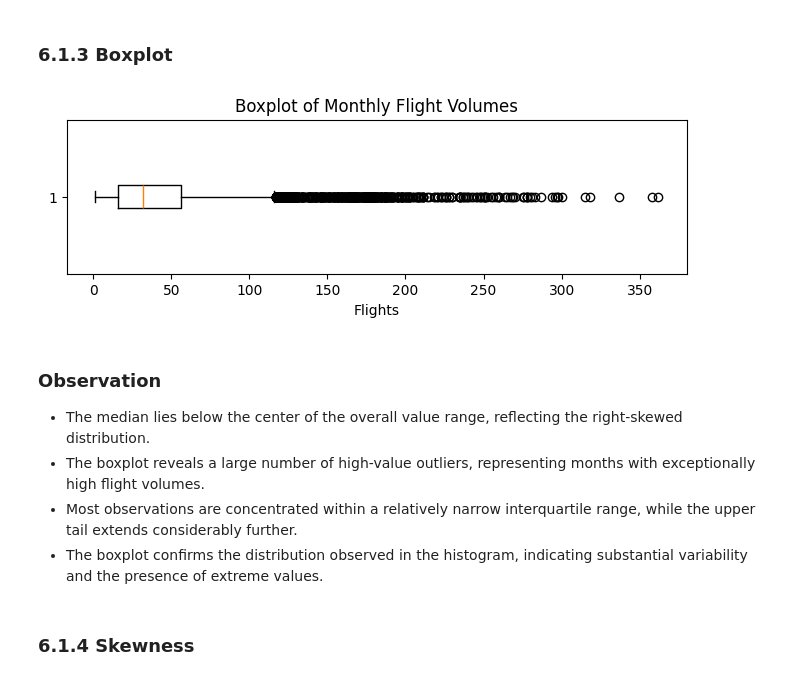
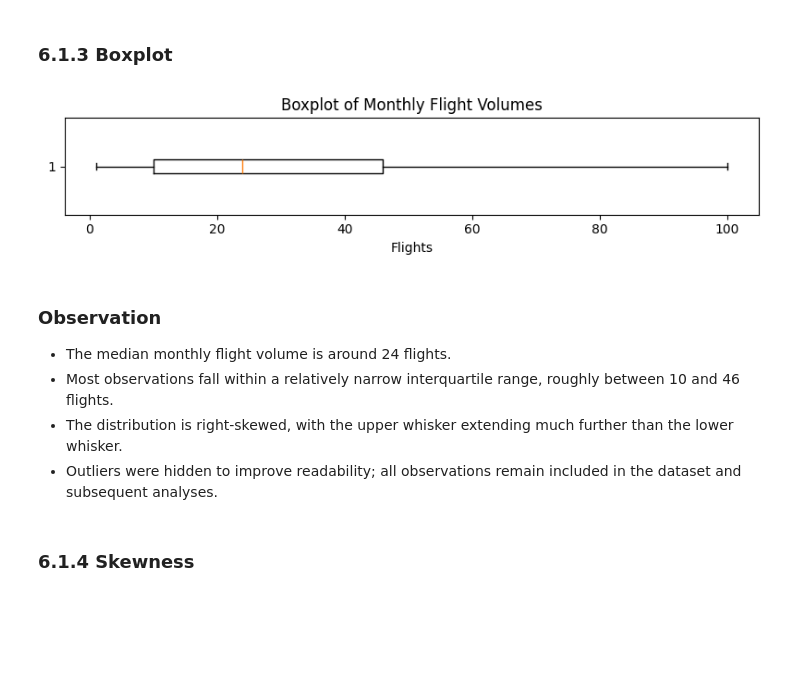
Before and after one commit to h-albrecht-ams/Capstone-Project, a Jupyter notebook: python/01_cargo_analysis.ipynb, the cells around one changed output. Saved outputs shown, nothing was run; the diff lists cells and outputs as text; code cells hidden in the pictures; blank space fills up the shorter version.

```diff
--- a/python/01_cargo_analysis.ipynb
+++ b/python/01_cargo_analysis.ipynb
@@ -1528,24 +1570,27 @@ plt.show()
 - The distribution closely resembles the cargo distribution, suggesting that both variables share similar underlying patterns.
 # %% [markdown]
 ### 6.1.3 Boxplot
-# %%
-plt.figure(figsize=(8,2))
-
-plt.boxplot(cargo_core["flights"], vert=False)
-
-plt.title("Boxplot of Monthly Flight Volumes")
-plt.xlabel("Flights")
-
-plt.show()
-# %% [output]
-[figure, removed]
+# %%
+flight_values = cargo_core["flights"].dropna().values
+
+plt.figure(figsize=(8, 2))
+
+plt.boxplot(flight_values, vert=False, showfliers=False)
+
+plt.title("Boxplot of Monthly Flight Volumes")
+plt.xlabel("Flights")
+
+plt.tight_layout()
+plt.show()
+# %% [output]
+[figure, added]
 # %% [markdown]
 ### Observation
 
-- The median lies below the center of the overall value range, reflecting the right-skewed distribution.
-- The boxplot reveals a large number of high-value outliers, representing months with exceptionally high flight volumes.
-- Most observations are concentrated within a relatively narrow interquartile range, while the upper tail extends considerably further.
-- The boxplot confirms the distribution observed in the histogram, indicating substantial variability and the presence of extreme values.
+- The median monthly flight volume is around 24 flights.
+- Most observations fall within a relatively narrow interquartile range, roughly between 10 and 46 flights.
+- The distribution is right-skewed, with the upper whisker extending much further than the lower whisker.
+- Outliers were hidden to improve readability; all observations remain included in the dataset and subsequent analyses.
 # %% [markdown]
 ### 6.1.4 Skewness
 # %%
```
Also changed, not shown: parts of 105 cells of this notebook.
